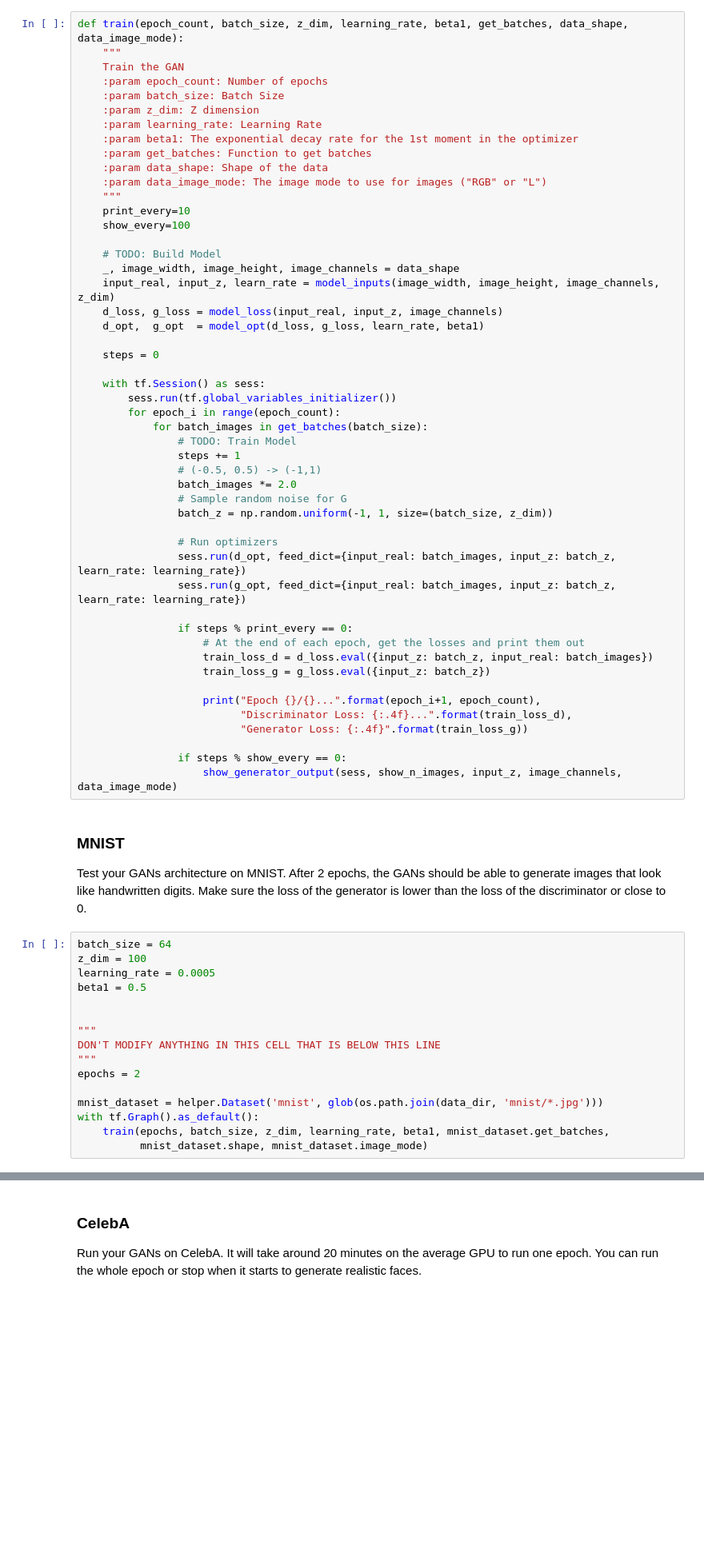
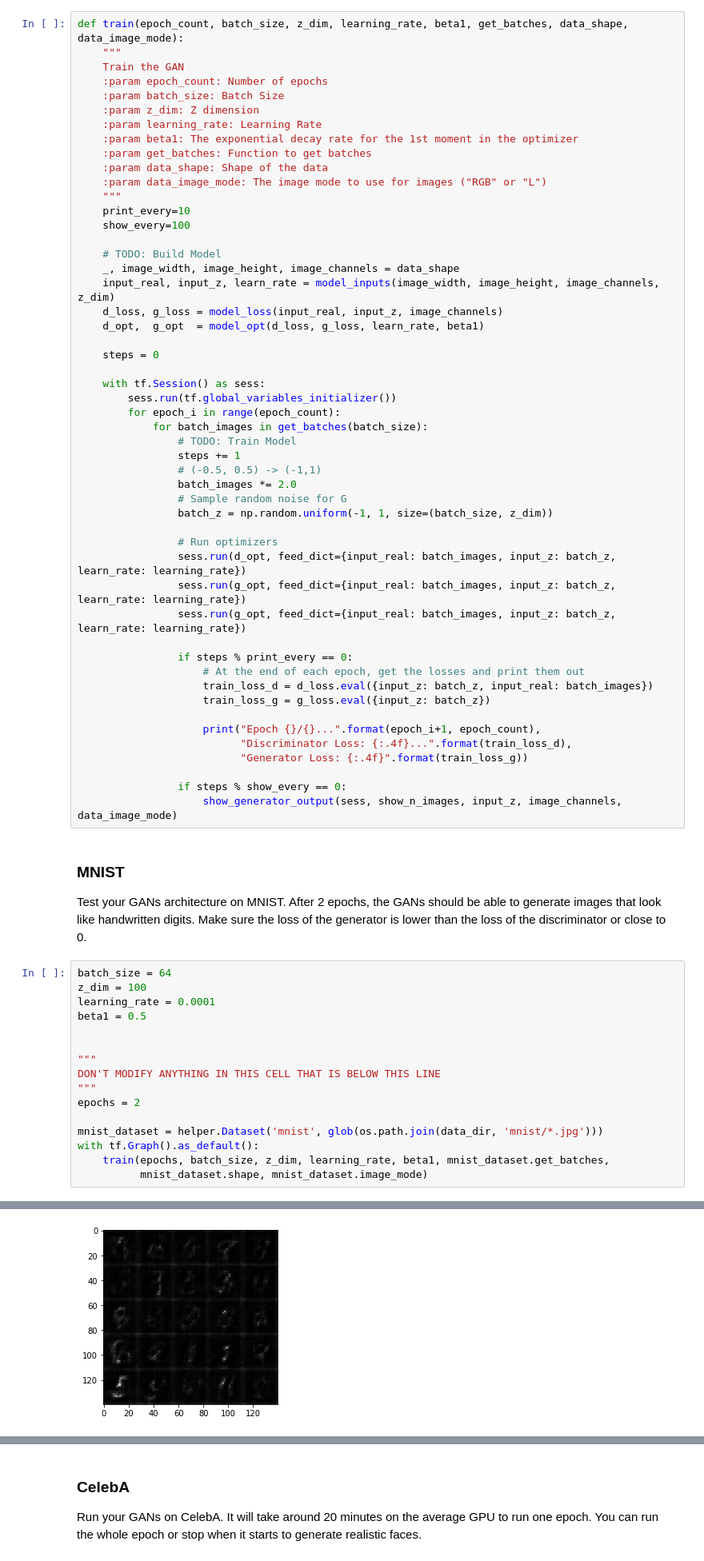
Before and after one commit to milosgajdos/udacity-deep-learning-nanodegree, a Jupyter notebook: face_generation/dlnd_face_generation.ipynb, the cells around one changed output, grey strips where cells are left out. Shown at 80% size. Drawn from its saved outputs; the diff is of its cells as text; blank space fills up the shorter version.

```diff
--- a/face_generation/dlnd_face_generation.ipynb
+++ b/face_generation/dlnd_face_generation.ipynb
@@ -375,6 +371,7 @@ def train(epoch_count, batch_size, z_dim, learning_rate, beta1, get_batches, dat
                 # Run optimizers
                 sess.run(d_opt, feed_dict={input_real: batch_images, input_z: batch_z, learn_rate: learning_rate})
                 sess.run(g_opt, feed_dict={input_real: batch_images, input_z: batch_z, learn_rate: learning_rate})
+                sess.run(g_opt, feed_dict={input_real: batch_images, input_z: batch_z, learn_rate: learning_rate})
 
                 if steps % print_every == 0:
                     # At the end of each epoch, get the losses and print them out
@@ -393,7 +390,7 @@ Test your GANs architecture on MNIST.  After 2 epochs, the GANs should be able t
 # %%
 batch_size = 64
 z_dim = 100
-learning_rate = 0.0005
+learning_rate = 0.0001
 beta1 = 0.5
 
 
@@ -406,3 +403,4 @@ mnist_dataset = helper.Dataset('mnist', glob(os.path.join(data_dir, 'mnist/*.jpg
 with tf.Graph().as_default():
     train(epochs, batch_size, z_dim, learning_rate, beta1, mnist_dataset.get_batches,
           mnist_dataset.shape, mnist_dataset.image_mode)
+# %% [output]
@@ -408,0 +417 @@ with tf.Graph().as_default():
+[figure, added]
```
Also changed, not shown: parts of 9 cells of this notebook, 2 other files.
